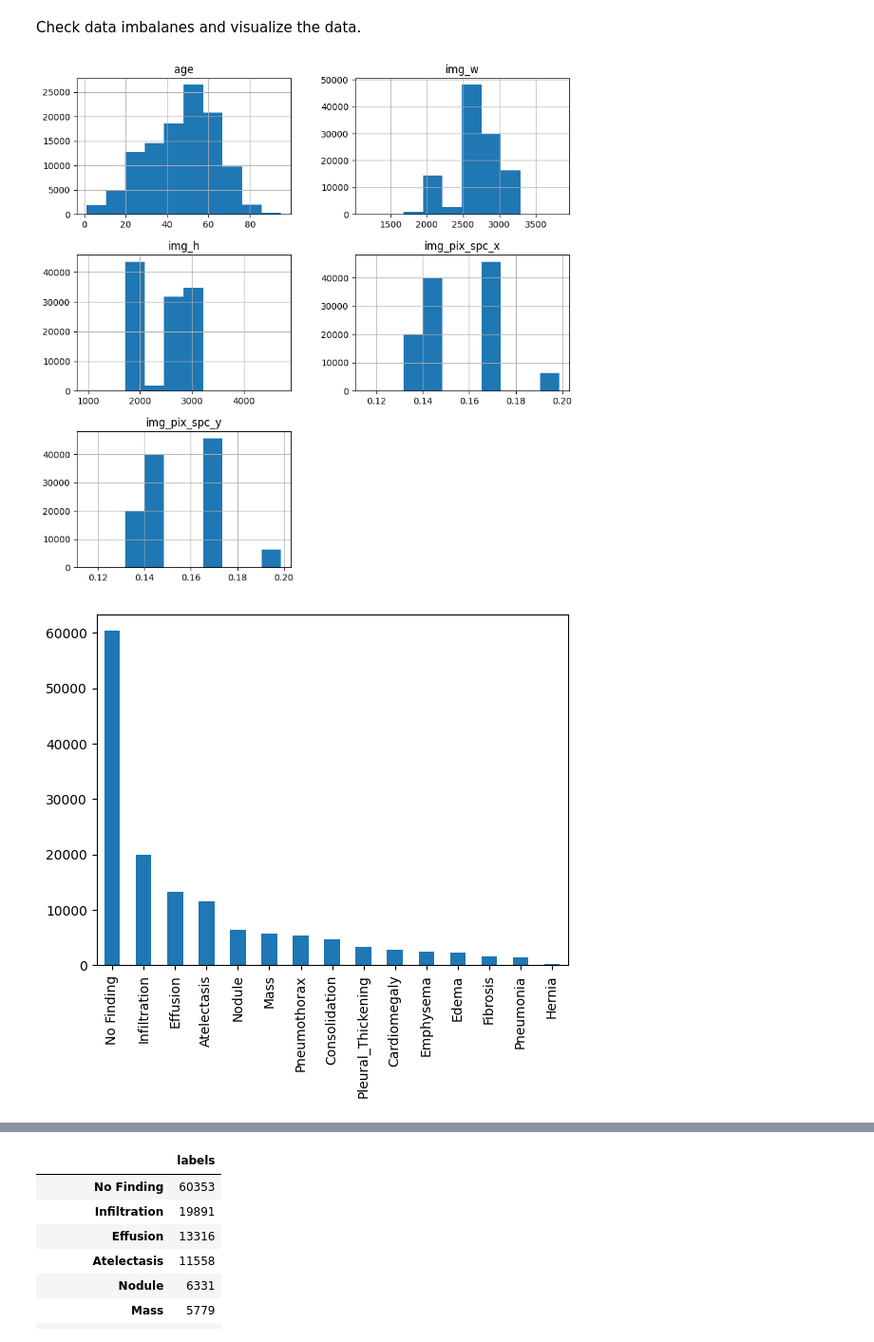
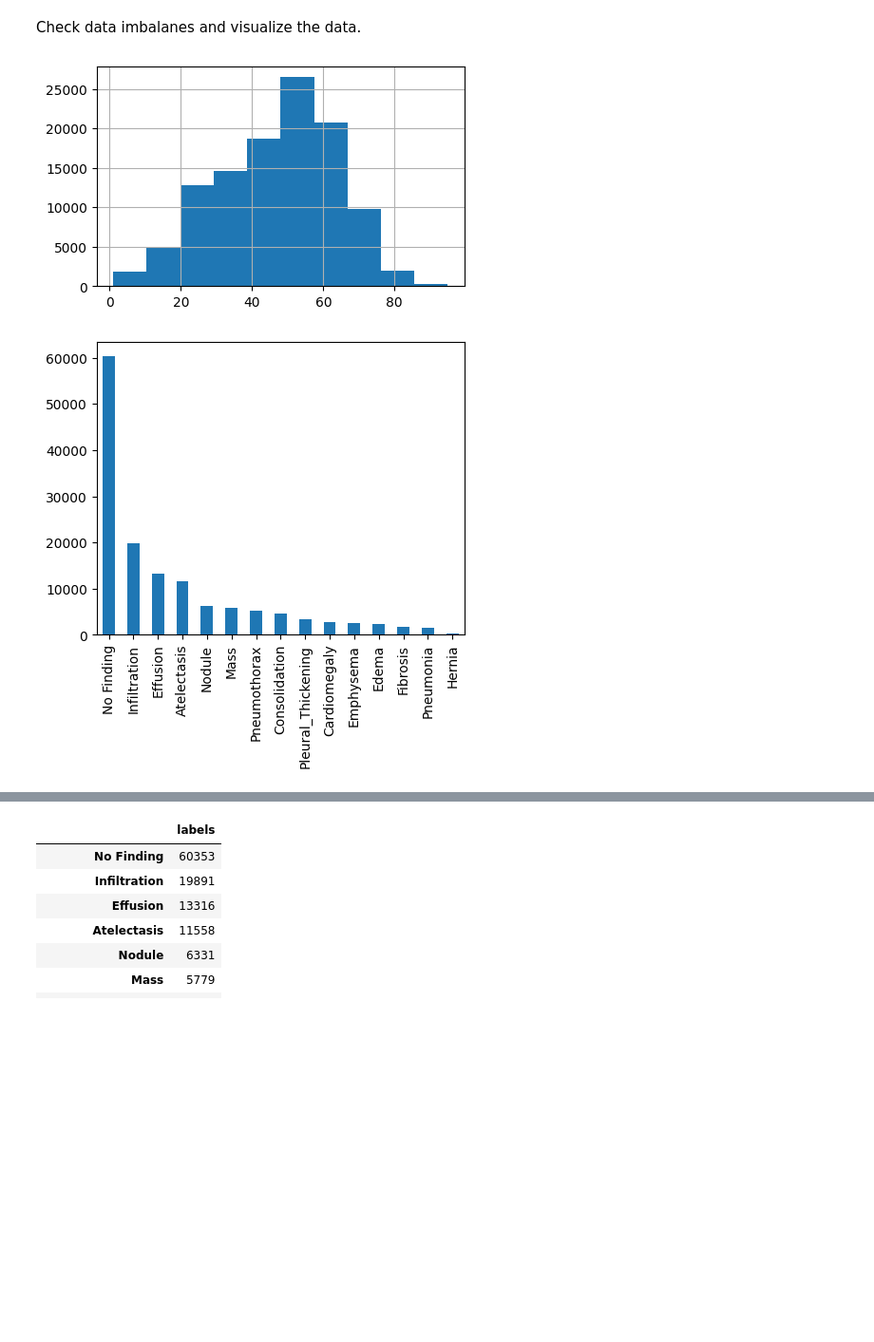
Before and after one commit to niccoulson/CXRay, a Jupyter notebook: notebooks/eda.ipynb, the cells around one changed output, grey strips where cells are left out. Shown at 95% size. Saved outputs shown, nothing was run; the diff lists cells and outputs as text; code cells hidden in the pictures; blank space fills up the shorter version.

```diff
--- a/notebooks/eda.ipynb
+++ b/notebooks/eda.ipynb
@@ -28,12 +28,14 @@ data
 # %% [markdown]
 Check data imbalanes and visualize the data.
 # %%
-data.hist(figsize=(10, 10));
+data.age.hist(figsize=(5, 3));
 # %% [output]
-[figure, old version]
+[figure, new version]
 # %%
 # Split labels based on a delimiter
-data["labels"].str.split("|").explode("labels").value_counts().plot(kind="bar");
+data["labels"].str.split("|").explode("labels").value_counts().plot(
+    kind="bar", figsize=(5, 4)
+);
 # %% [output]
-[figure, old version]
+[figure, new version]
 # %%
```
Also changed, not shown: parts of 10 cells of this notebook, 1 other file.
